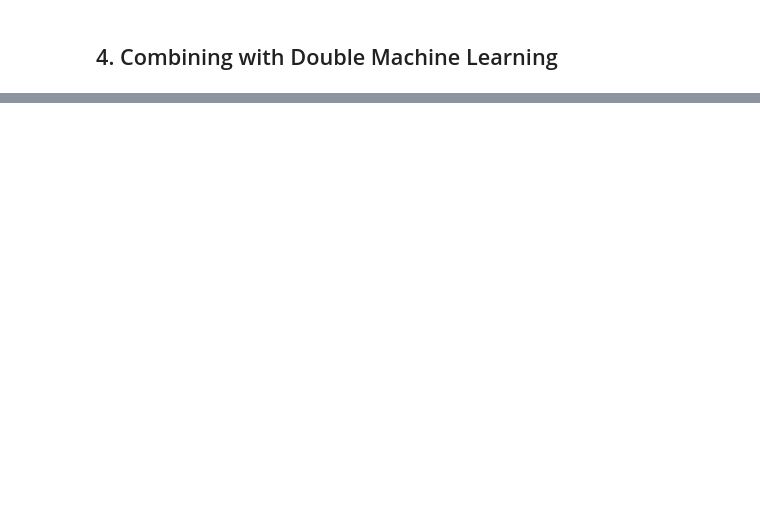
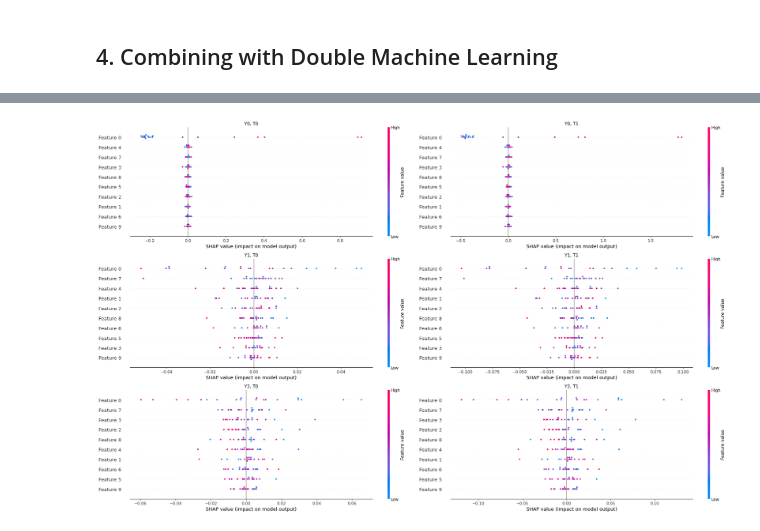
Before and after one commit to py-why/EconML, a Jupyter notebook: notebooks/Generalized Random Forests.ipynb, the cells around one changed output, grey strips where cells are left out. Cells and saved outputs as stored; diff of their text form; code cells hidden in the pictures; blank space fills up the shorter version.

```diff
--- a/notebooks/Generalized Random Forests.ipynb
+++ b/notebooks/Generalized Random Forests.ipynb
@@ -323,0 +403,14 @@ est[0]
+# %%
+import shap
+shap_values = est.shap_values(X[:20])
+# %%
+plt.figure(figsize=(25, 15))
+for j in range(n_treatments):
+    for i in range(n_outputs):
+        plt.subplot(n_treatments, n_outputs, i + j * n_outputs + 1)
+        plt.title("Y{}, T{}".format(j, i))
+        shap.plots.beeswarm(shap_values['Y' + str(i)]['T' + str(j)], plot_size=None, show=False)
+plt.tight_layout()
+plt.show()
+# %% [output]
+[figure, added]
```
Also changed, not shown: parts of 17 cells of this notebook, 1 other file.
